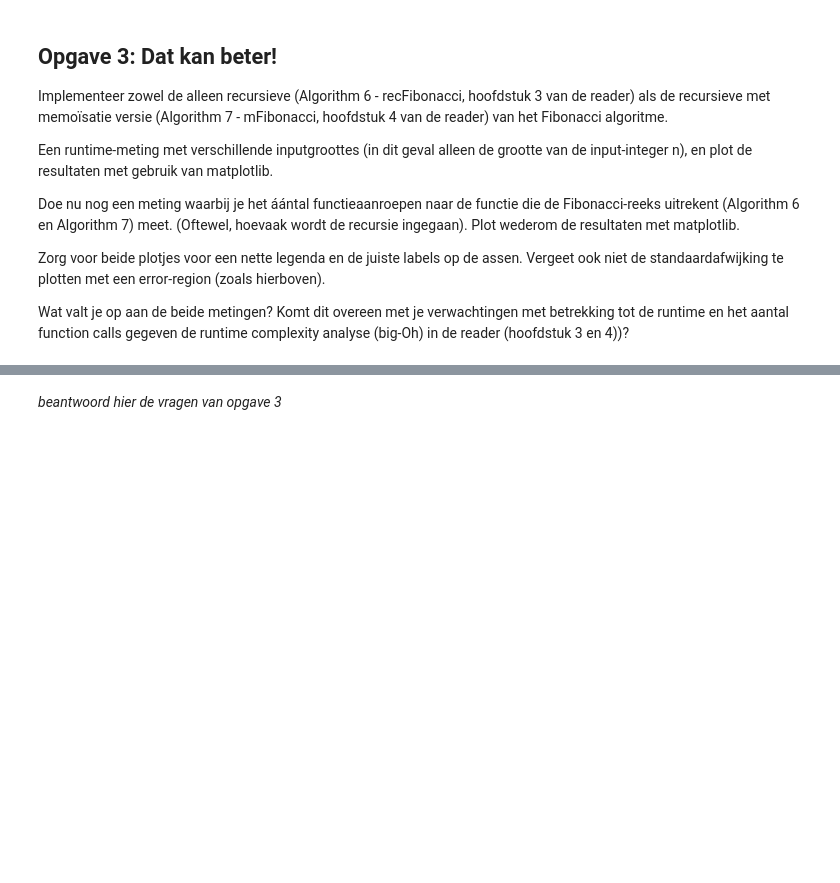
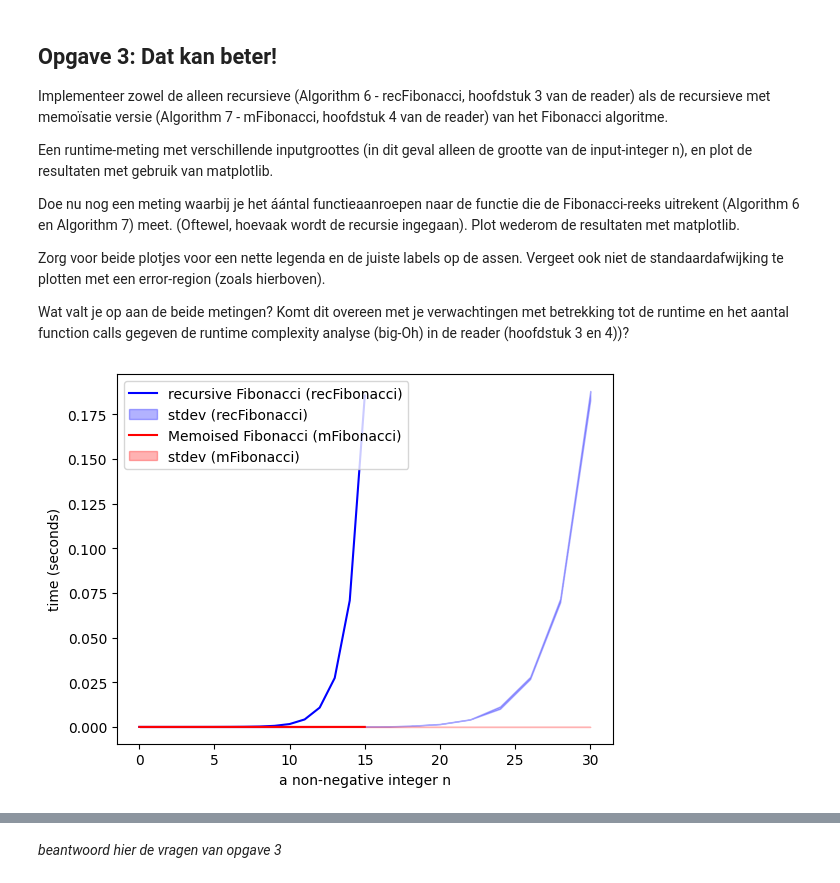
Before and after one commit to ASCanak/TICT-TV2ALDS1-20, a Jupyter notebook: ALDS1 - Complexity.ipynb, the cells around one changed output, grey strips where cells are left out. Saved outputs shown, nothing was run; the diff lists cells and outputs as text; code cells hidden in the pictures; blank space fills up the shorter version.

```diff
--- a/ALDS1 - Complexity.ipynb
+++ b/ALDS1 - Complexity.ipynb
@@ -402,62 +403,98 @@ def recFibonacci(n):
         return 0
     elif n <= 2:
         return 1
-    return recFibonacci(n-2) + recFibonacci(n-1)
+    return recFibonacci(n - 2) + recFibonacci(n - 1)
 
 def mFibonacci(n, answers=None):
     global mFibonacci_counter
     mFibonacci_counter += 1
     if answers is None:
-        answers = [-1] * (n + 1)
+        answers = [-1] * (n + 2 if n == 0 else n + 1)
         answers[0] = 0
-        if(n > 0):
-            answers[1] = 1
+        answers[1] = 1
     if answers[n] == -1:
         answers[n] = mFibonacci(n - 2, answers) + mFibonacci(n - 1, answers)
     return answers[n]
 
 mean_recFibonacci = []
 stdev_recFibonacci = []
 mean_mFibonacci = []
 stdev_mFibonacci = []
 
-rFib = []
-mFib = []
-meetpunten = []
-for i in range(40):  # vijftig metingen
-    t1 = time.perf_counter()
-    res = recFibonacci(i)
-    t2 = time.perf_counter()
-    rFib.append(t2 - t1)
-    t1 = time.perf_counter()
-    res = mFibonacci(i)
-    t2 = time.perf_counter()
-    mFib.append(t2 - t1)
-    meetpunten.append(i)
-mean_recFibonacci.append(stats.mean(rFib))
-stdev_recFibonacci.append(stats.stdev(rFib))
-mean_mFibonacci.append(stats.mean(mFib))
-stdev_mFibonacci.append(stats.stdev(mFib))
+mean_recFibonacci_count = []
+stdev_recFibonacci_count = []
+mean_mFibonacci_count = []
+stdev_mFibonacci_count = []
 
-# En dan de plot-code gemaakt met Matplotlib
-# Zie bijvoorbeeld de tutorial: https://matplotlib.org/tutorials/introductory/pyplot.html
+meetpunten = list(range(0, 32, 2))
+for i in meetpunten:
+    rFib = []
+    mFib = []
+
+    rFib_count = []
+    mFib_count = []
+    for j in range(50):  # vijftig metingen
+        t1 = time.perf_counter()
+        res = recFibonacci(i)
+        t2 = time.perf_counter()
+        rFib.append(t2 - t1)
+        rFib_count.append(recFibonacci_counter)
+        t1 = time.perf_counter()
+        res = mFibonacci(i)
+        t2 = time.perf_counter()
+        mFib.append(t2 - t1)
+        mFib_count.append(mFibonacci_counter)
+    mean_recFibonacci.append(stats.mean(rFib))
+    stdev_recFibonacci.append(stats.stdev(rFib))
+    mean_mFibonacci.append(stats.mean(mFib))
+    stdev_mFibonacci.append(stats.stdev(mFib))
+
+    mean_recFibonacci_count.append(stats.mean(rFib_count))
+    stdev_recFibonacci_count.append(stats.stdev(rFib_count))
+    mean_mFibonacci_count.append(stats.mean(mFib_count))
+    stdev_mFibonacci_count.append(stats.stdev(mFib_count))
+
+# de plot-code gemaakt met Matplotlib
 plt.plot(mean_recFibonacci, "b-")
 plt.fill_between(
     meetpunten,
     np.array(mean_recFibonacci) - np.array(stdev_recFibonacci),
     np.array(mean_recFibonacci) + np.array(stdev_recFibonacci),
     color="b",
     alpha=0.3,
 )
 plt.plot(mean_mFibonacci, "r-")
 plt.fill_between(
     meetpunten,
     np.array(mean_mFibonacci) - np.array(stdev_mFibonacci),
     np.array(mean_mFibonacci) + np.array(stdev_mFibonacci),
     color="r",
     alpha=0.3,
 )
-plt.xlabel("number of array elements")
+plt.xlabel("a non-negative integer n")
 plt.ylabel("time (seconds)")
 plt.legend(["recursive Fibonacci (recFibonacci)", "stdev (recFibonacci)", "Memoised Fibonacci (mFibonacci)", "stdev (mFibonacci)"], loc="upper left")
 plt.show()
+
+plt.plot(mean_recFibonacci_count, "b-")
+plt.fill_between(
+    meetpunten,
+    np.array(mean_recFibonacci_count) - np.array(stdev_recFibonacci_count),
+    np.array(mean_recFibonacci_count) + np.array(stdev_recFibonacci_count),
+    color="b",
+    alpha=0.3,
+)
+plt.plot(mean_mFibonacci_count, "r-")
+plt.fill_between(
+    meetpunten,
+    np.array(mean_mFibonacci_count) - np.array(stdev_mFibonacci_count),
+    np.array(mean_mFibonacci_count) + np.array(stdev_mFibonacci_count),
+    color="r",
+    alpha=0.3,
+)
+plt.xlabel("a non-negative integer n")
+plt.ylabel("function calls")
+plt.legend(["recursive Fibonacci (recFibonacci)", "stdev (recFibonacci)", "Memoised Fibonacci (mFibonacci)", "stdev (mFibonacci)"], loc="upper left")
+plt.show()
+# %% [output]
+[figure, added]
```
Also changed, not shown: parts of 13 cells of this notebook.
